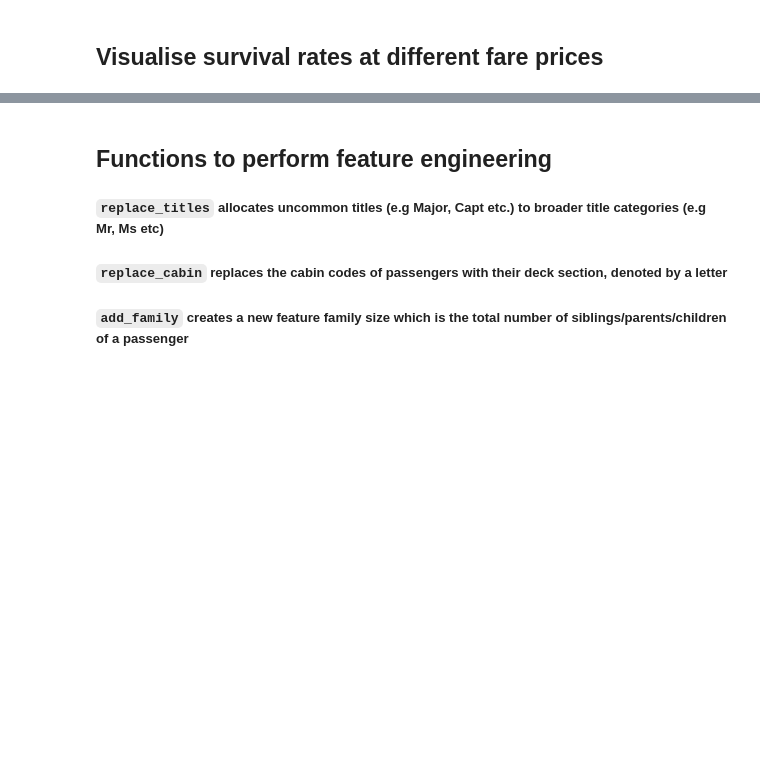
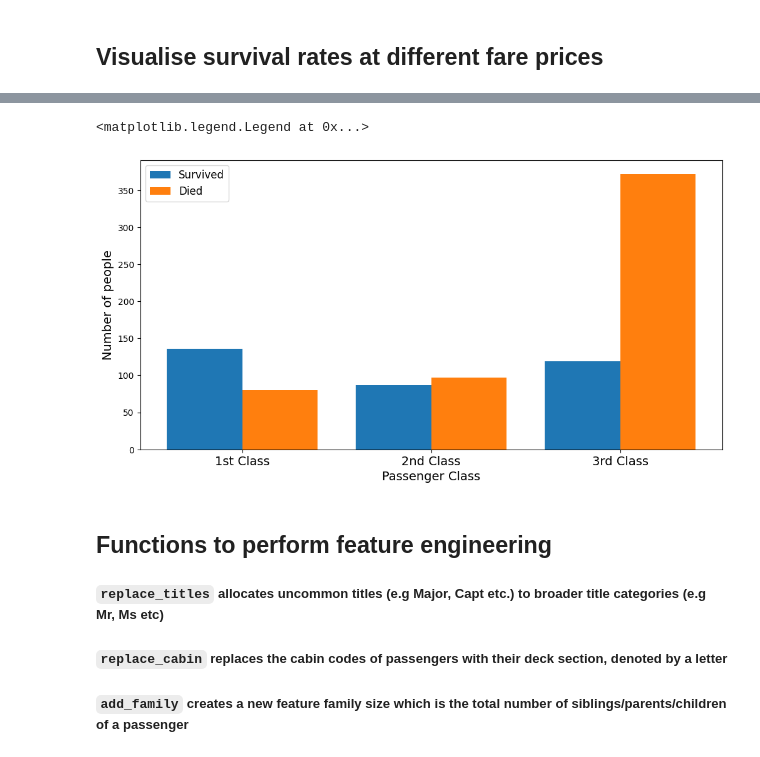
Before and after one commit to lnsayer/kaggle-projects, a Jupyter notebook: final-titanic-notebook.ipynb, the cells around one changed output, grey strips where cells are left out. Cells and saved outputs as stored; diff of their text form; code cells hidden in the pictures; blank space fills up the shorter version.

```diff
--- a/final-titanic-notebook.ipynb
+++ b/final-titanic-notebook.ipynb
@@ -95,3 +119,30 @@ ax.set_ylabel('Number of people', fontsize = 12)
+# %%
+pclass1_survive = train_df.loc[(train_df['Survived'] == 1) & (train_df['Pclass'] ==1 )]
+pclass1_die = train_df.loc[(train_df['Survived'] == 0) & (train_df['Pclass'] ==1 )]
+
+pclass2_survive = train_df.loc[(train_df['Survived'] == 1) & (train_df['Pclass'] ==2 )]
+pclass2_die = train_df.loc[(train_df['Survived'] == 0) & (train_df['Pclass'] ==2 )]
+
+pclass3_survive = train_df.loc[(train_df['Survived'] == 1) & (train_df['Pclass'] ==3 )]
+pclass3_die = train_df.loc[(train_df['Survived'] == 0) & (train_df['Pclass'] ==3 )]
+
+survived = [len(pclass1_survive), len(pclass2_survive), len(pclass3_survive)]
+died = [len(pclass1_die), len(pclass2_die), len(pclass3_die)]
+
+fig, ax = plt.subplots(figsize=(12,6))
+
+x = np.arange(3)
+width = 0.4
+
+ax.bar(x-0.2, survived, width)
+ax.bar(x+0.2, died, width)
+ax.set_xticks(x, ['1st Class', '2nd Class', '3rd Class'], size =14)
+ax.set_xlabel("Passenger Class", size =14)
+ax.set_ylabel("Number of people", size =14)
+ax.legend(["Survived", "Died"], fontsize =12)
+# %% [output]
+<matplotlib.legend.Legend at 0x...>
+[figure, added]
 # %% [markdown]
 ## Functions to perform feature engineering
 ##### `replace_titles` allocates uncommon titles (e.g Major, Capt etc.) to broader title categories (e.g Mr, Ms etc)
```
Also changed, not shown: parts of 19 cells of this notebook.
